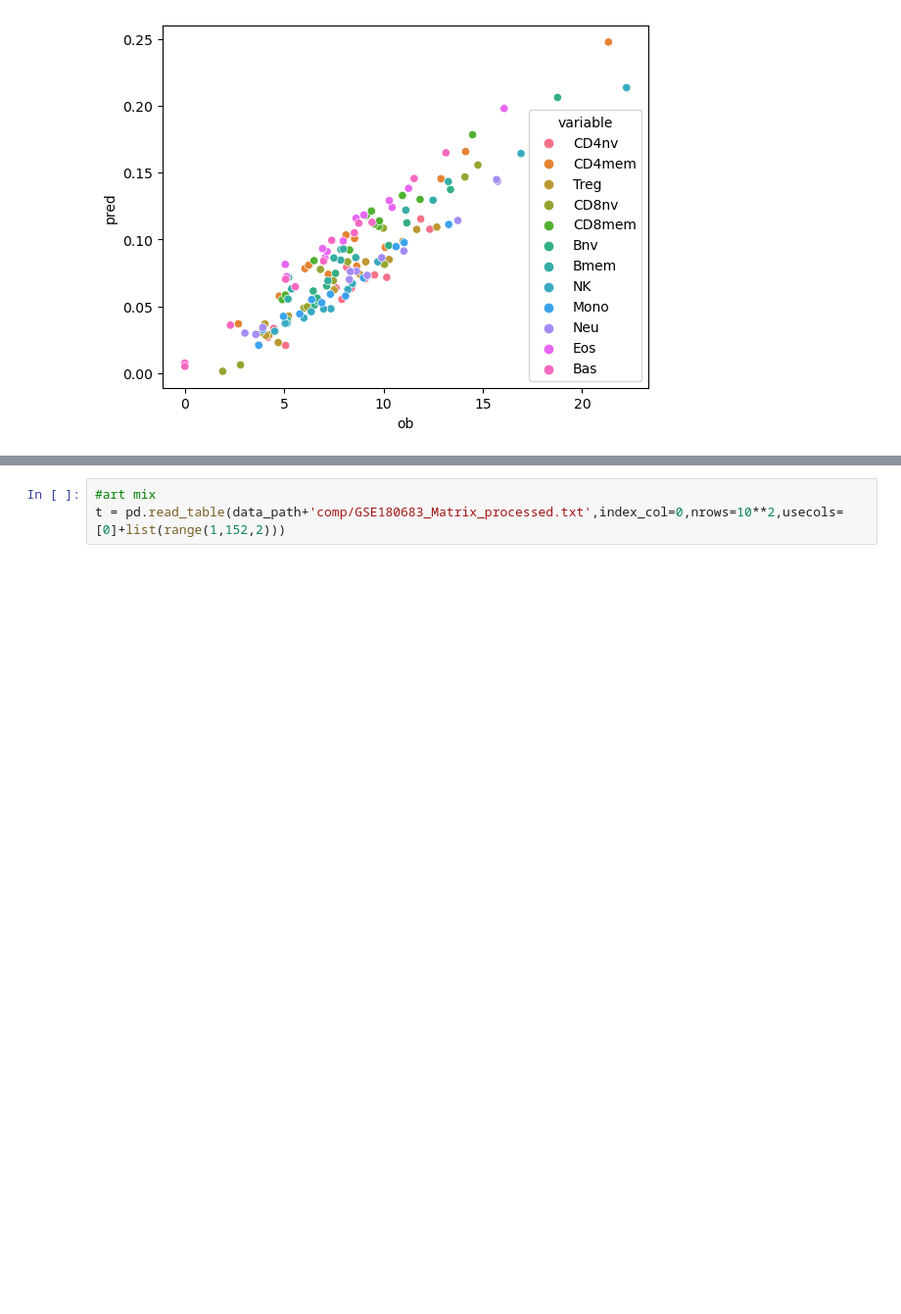
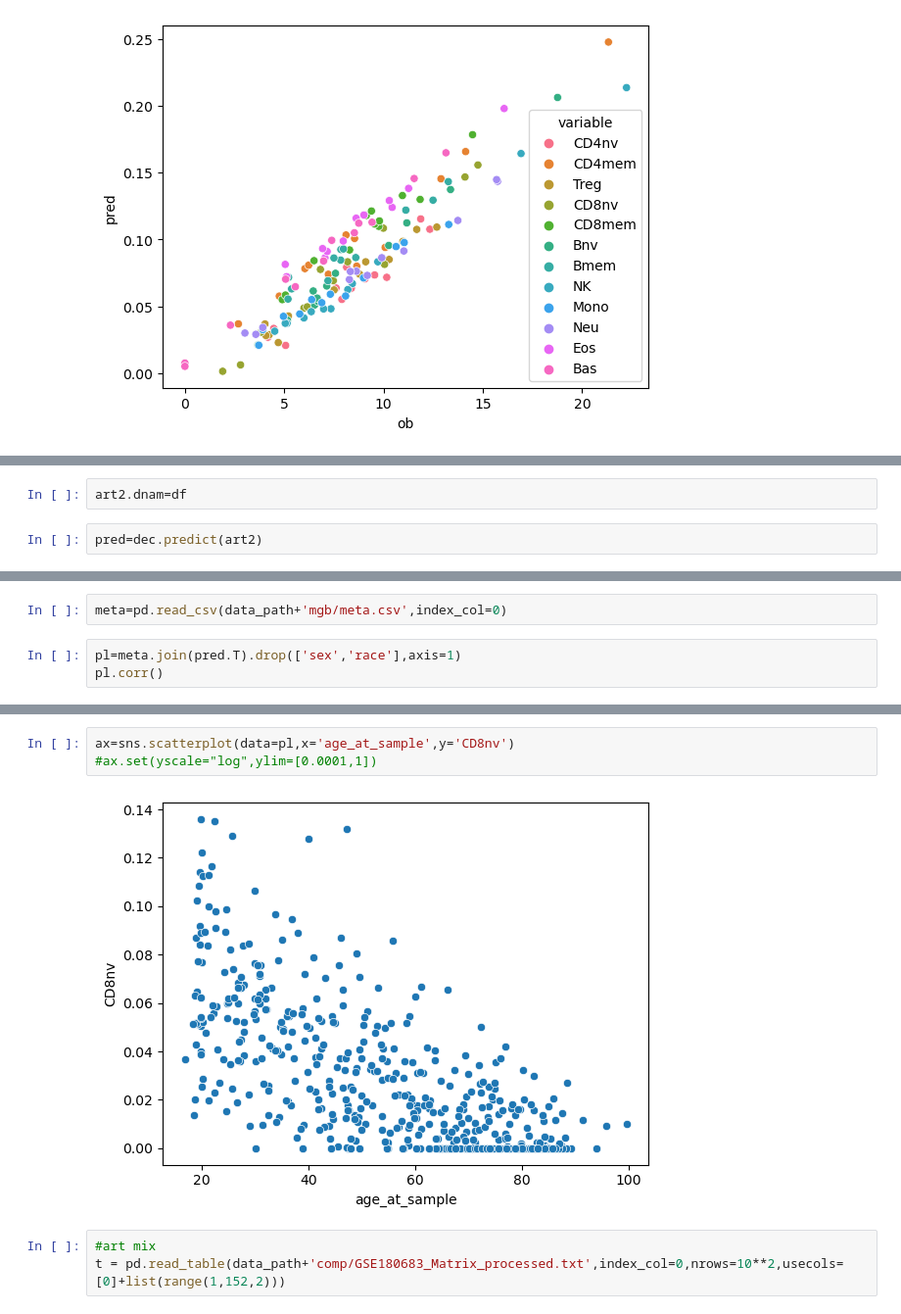
Before and after one commit to moqri/cell_comp, a Jupyter notebook: opt.ipynb, the cells around one changed output, grey strips where cells are left out. Shown: that part at 98% size. Saved outputs shown, nothing was run; the diff lists cells and outputs as text; blank space fills up the shorter version.

```diff
--- a/opt.ipynb
+++ b/opt.ipynb
@@ -213,0 +206,4 @@ sns.scatterplot(data=pl,x='ob',y='pred',hue='variable')
+# %%
+art2.dnam=df
+# %%
+pred=dec.predict(art2)
@@ -213,0 +212,5 @@ sns.scatterplot(data=pl,x='ob',y='pred',hue='variable')
+# %%
+meta=pd.read_csv(data_path+'mgb/meta.csv',index_col=0)
+# %%
+pl=meta.join(pred.T).drop(['sex','race'],axis=1)
+pl.corr()
@@ -214,3 +235,8 @@ sns.scatterplot(data=pl,x='ob',y='pred',hue='variable')
+# %%
+ax=sns.scatterplot(data=pl,x='age_at_sample',y='CD8nv')
+#ax.set(yscale="log",ylim=[0.0001,1])
+# %% [output]
+[figure, added]
 # %%
 #art mix
 t = pd.read_table(data_path+'comp/GSE180683_Matrix_processed.txt',index_col=0,nrows=10**2,usecols=[0]+list(range(1,152,2)))
```
Also changed, not shown: parts of 9 cells of this notebook.
